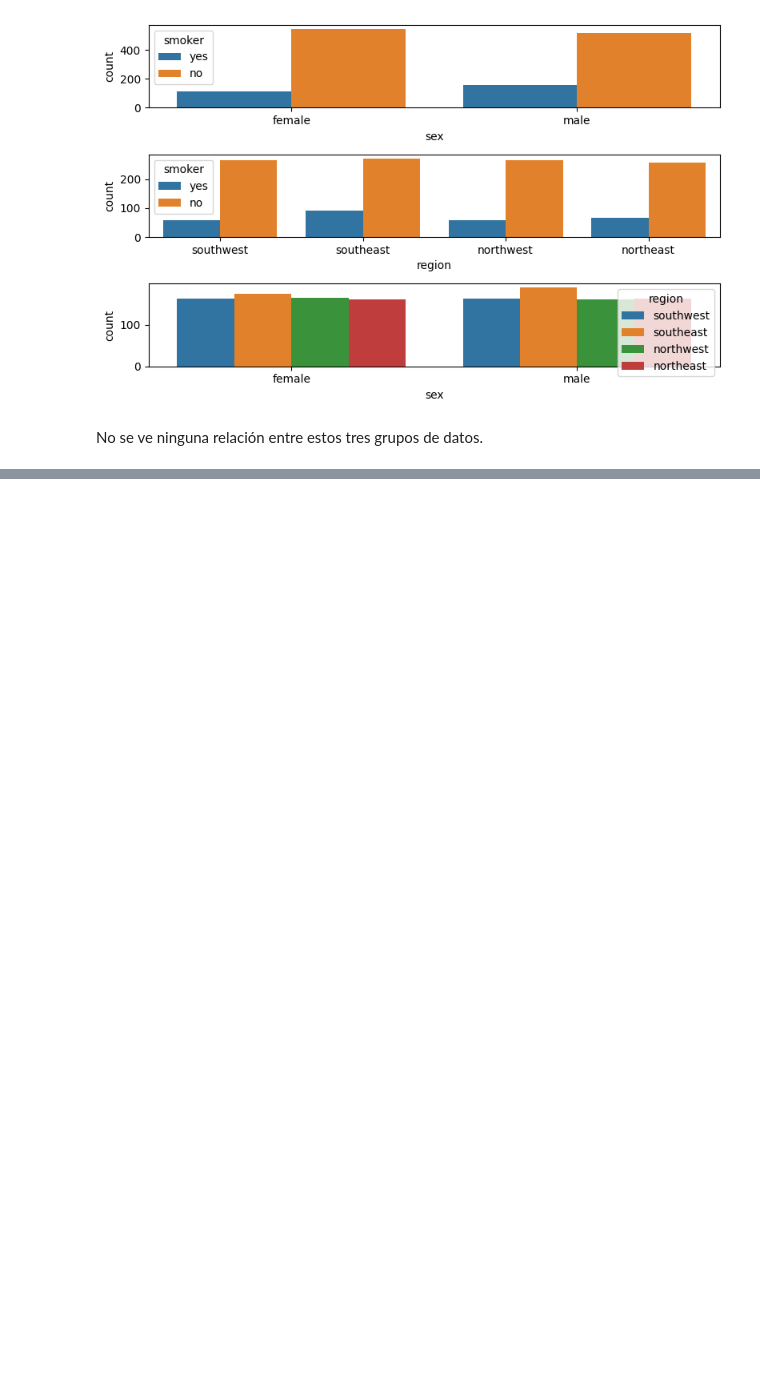
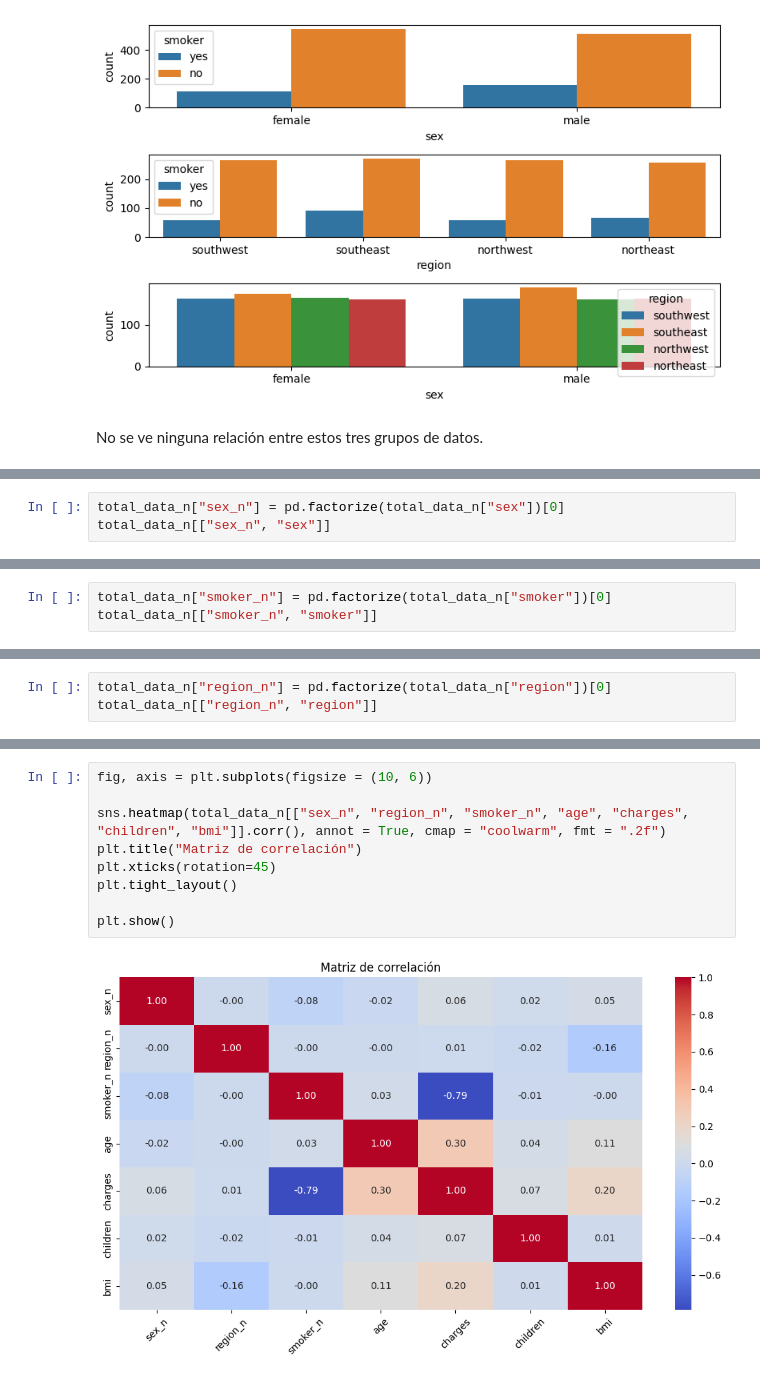
Before and after one commit to 4GeeksAcademy/ivandla96-Proyecto-Regresion-lineal, a Jupyter notebook: src/explore.ipynb, the cells around one changed output, grey strips where cells are left out. Drawn from its saved outputs; the diff is of its cells as text; blank space fills up the shorter version.

```diff
--- a/src/explore.ipynb
+++ b/src/explore.ipynb
@@ -180,0 +235,3 @@ No se ve ninguna relación entre estos tres grupos de datos.
+# %%
+total_data_n["sex_n"] = pd.factorize(total_data_n["sex"])[0]
+total_data_n[["sex_n", "sex"]]
@@ -180,0 +252,3 @@ No se ve ninguna relación entre estos tres grupos de datos.
+# %%
+total_data_n["smoker_n"] = pd.factorize(total_data_n["smoker"])[0]
+total_data_n[["smoker_n", "smoker"]]
@@ -180,0 +269,3 @@ No se ve ninguna relación entre estos tres grupos de datos.
+# %%
+total_data_n["region_n"] = pd.factorize(total_data_n["region"])[0]
+total_data_n[["region_n", "region"]]
@@ -180,0 +286,11 @@ No se ve ninguna relación entre estos tres grupos de datos.
+# %%
+fig, axis = plt.subplots(figsize = (10, 6))
+
+sns.heatmap(total_data_n[["sex_n", "region_n", "smoker_n", "age", "charges", "children", "bmi"]].corr(), annot = True, cmap = "coolwarm", fmt = ".2f")
+plt.title("Matriz de correlación")
+plt.xticks(rotation=45)
+plt.tight_layout()
+
+plt.show()
+# %% [output]
+[figure, added]
```
Also changed, not shown: parts of 54 cells of this notebook, 18 other files.
